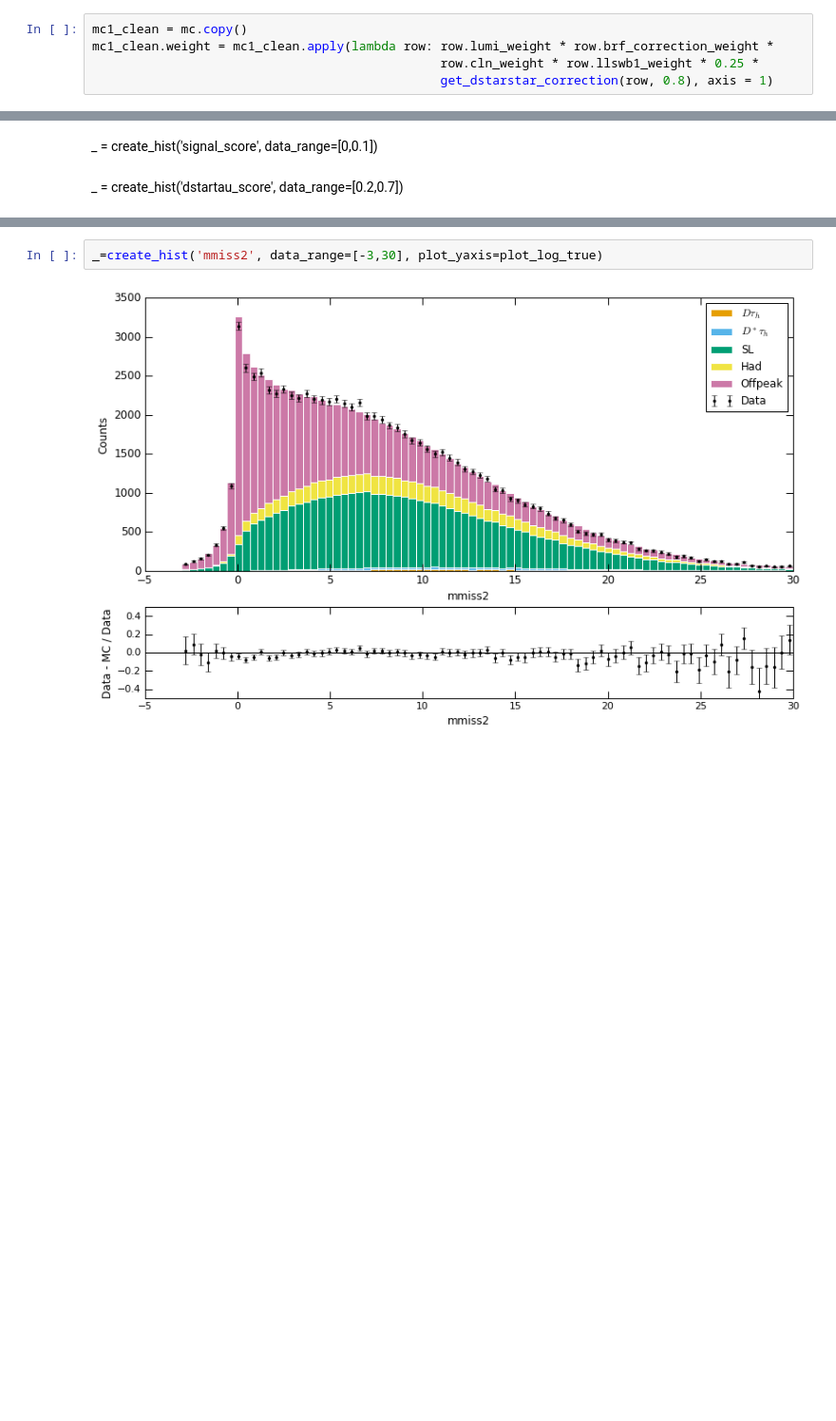
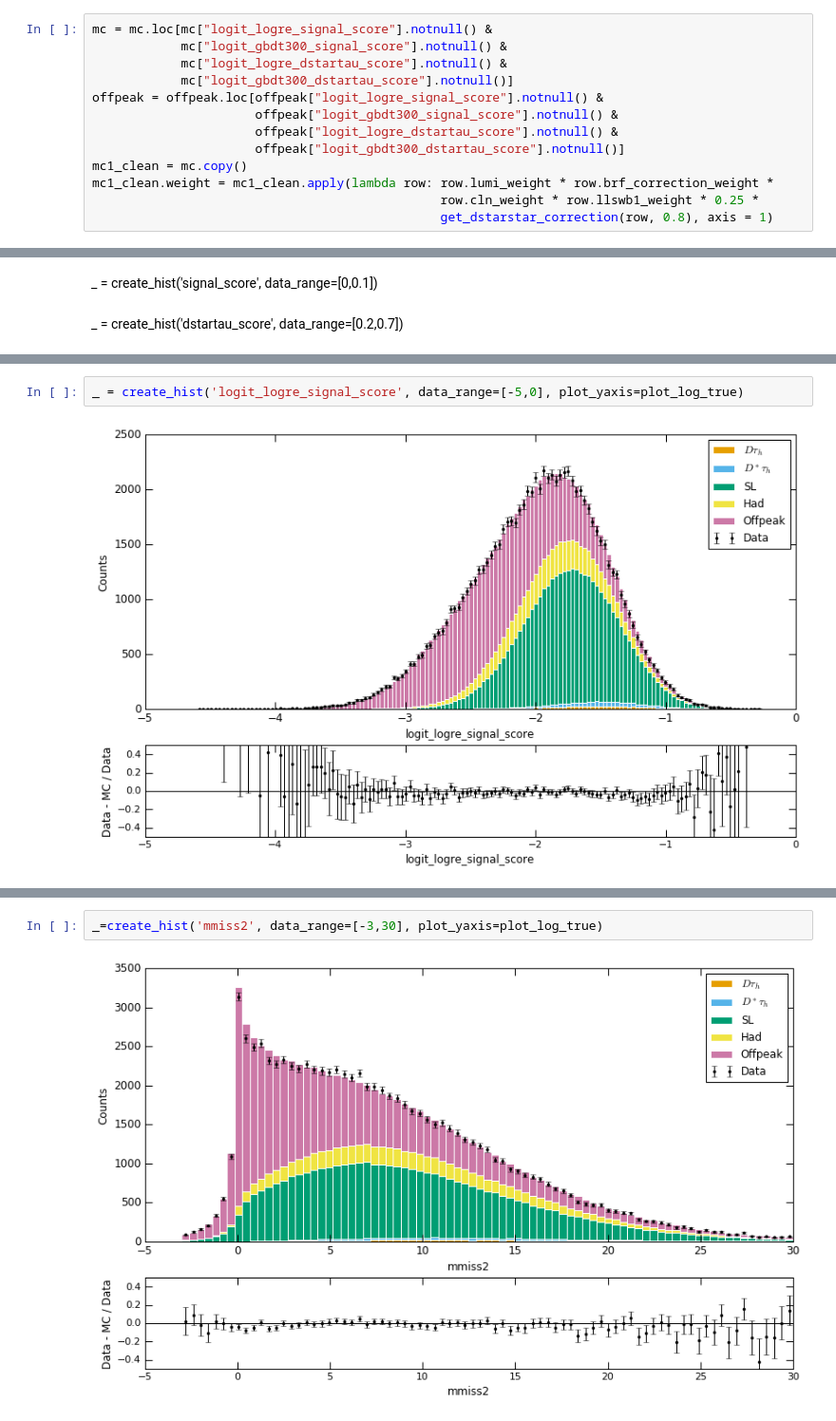
Before and after one commit to jkim-/bdtaunu_feature_exploration, a Jupyter notebook: brf_ff_corrections/components.ipynb, the cells around one changed output, grey strips where cells are left out. Shown at 95% size. Cells and saved outputs as stored; diff of their text form; blank space fills up the shorter version.

```diff
--- a/brf_ff_corrections/components.ipynb
+++ b/brf_ff_corrections/components.ipynb
@@ -56,6 +56,14 @@ def get_dstarstar_correction(row, factor):
     b2_weight = factor if row.b2_brf_mode in Dstarstar_modes else 1.
     return b1_weight * b2_weight
 # %%
+mc = mc.loc[mc["logit_logre_signal_score"].notnull() &
+            mc["logit_gbdt300_signal_score"].notnull() &
+            mc["logit_logre_dstartau_score"].notnull() &
+            mc["logit_gbdt300_dstartau_score"].notnull()]
+offpeak = offpeak.loc[offpeak["logit_logre_signal_score"].notnull() &
+                      offpeak["logit_gbdt300_signal_score"].notnull() &
+                      offpeak["logit_logre_dstartau_score"].notnull() &
+                      offpeak["logit_gbdt300_dstartau_score"].notnull()]
 mc1_clean = mc.copy()
 mc1_clean.weight = mc1_clean.apply(lambda row: row.lumi_weight * row.brf_correction_weight *
                                                row.cln_weight * row.llswb1_weight * 0.25 *
@@ -158,3 +166,7 @@ _=create_hist('logre_signal_score', data_range=[0,0.1], plot_yaxis=plot_log_true
 # %% [output]
 [figure]
+# %%
+_ = create_hist('logit_logre_signal_score', data_range=[-5,0], plot_yaxis=plot_log_true)
+# %% [output]
+[figure, added]
 # %%
```
Also changed, not shown: parts of 7 cells of this notebook, 11 other files.
